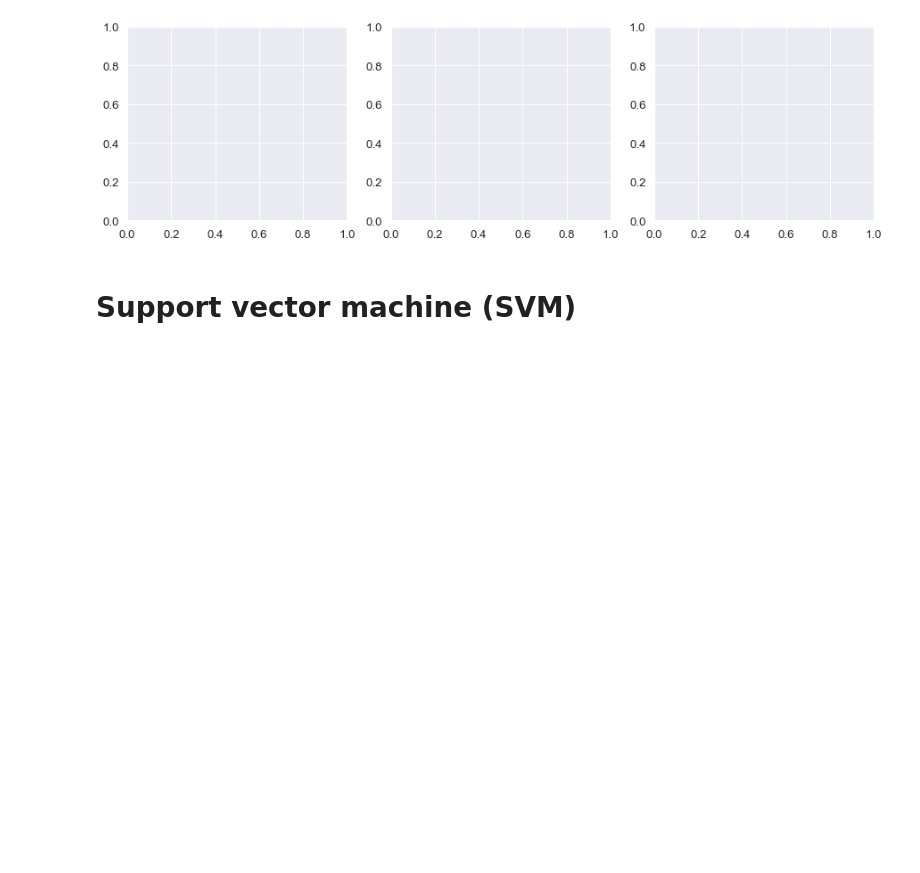
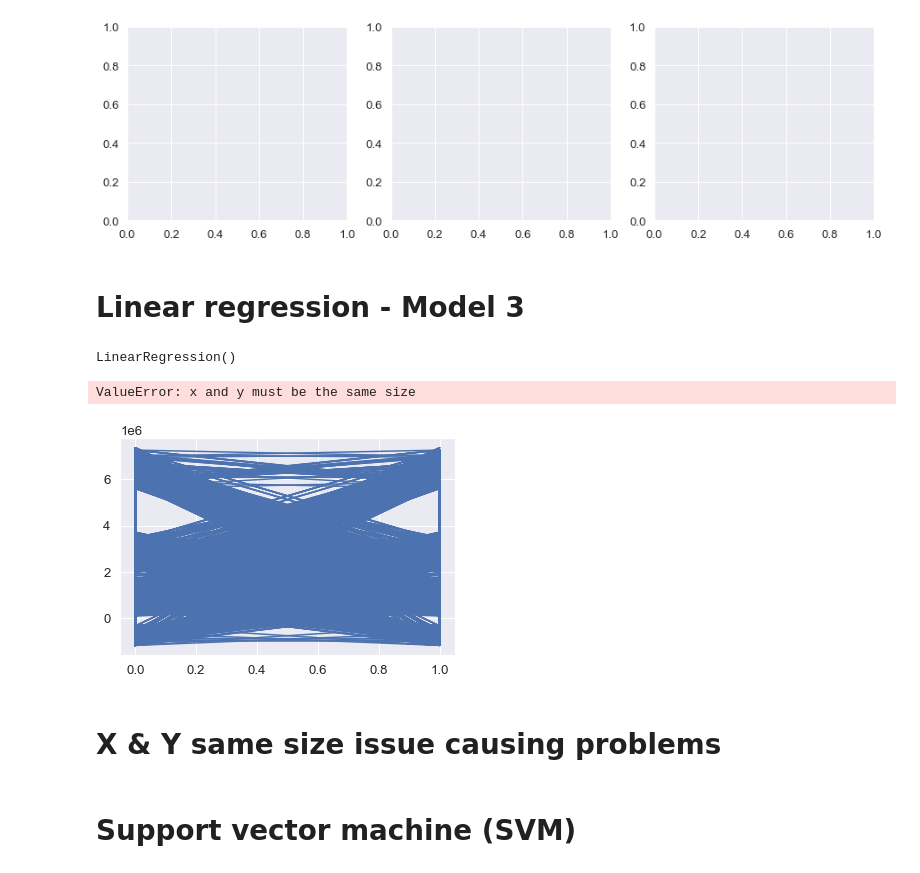
Before and after one commit to Shaun7559/CA2-Semester-1-SS, a Jupyter notebook: Report/Shaun_Smith_CA2_MSc_Data_Analytics.ipynb, the cells around one changed output. Cells and saved outputs as stored; diff of their text form; code cells hidden in the pictures; blank space fills up the shorter version.

Commit message:
Transformation of y
Transformed y, added Linear regression + plot. need to do some more work on y transform, move it before split. So it doesn't cause errors

```diff
--- a/Report/Shaun_Smith_CA2_MSc_Data_Analytics.ipynb
+++ b/Report/Shaun_Smith_CA2_MSc_Data_Analytics.ipynb
@@ -2138,7 +2152,0 @@ AttributeError: 'GridSearchCV' object has no attribute 'feature_importances_'
-# %%
-#Create a Regressor
-rf2=RandomForestRegressor(n_estimators=800, bootstrap=True, max_depth=10, max_features = "sqrt")
-
-rf2.fit(X_train,y_train) # train
-
-y_pred=rf2.predict(X_test) # predict
@@ -2162,17 +2153 @@ mse_r: 3100357826689.4434
-# %%
-from sklearn.ensemble import RandomForestRegressor
-from sklearn.model_selection import GridSearchCV
-
-rfr = RandomForestRegressor(random_state=42)
-
-param_grid = {'bootstrap': [True, False],
-    'n_estimators': [200, 800, 1000],
-    'max_features': ['auto', 'sqrt', 'log2'],
-    'max_depth': [10, 20, 50, 100],
-}
-
-CV_rfr = GridSearchCV(estimator=rfr, param_grid=param_grid, cv=5)
-
-CV_rfr.fit(X_train, y_train)
-print(CV_rfr.best_params_)
 # %% [markdown]
@@ -2275,6 +2248,33 @@ axes[0].legend(["Model predictions", "Training data/target",
 # %% [output]
 ValueError: Incompatible dimension for X and Y matrices: X.shape[1] == 1 while Y.shape[1] == 59
 [figure]
+# %% [markdown]
+# Linear regression - Model 3
+# %%
+# importing the models
+
+from sklearn.linear_model import LinearRegression
+
+LR = LinearRegression()
+
+LR.fit(X_train, y_train)
+# %% [output]
+LinearRegression()
+# %%
+# make prediction
+
+prediction = LR.predict(X_test)
+
+#plotting prediction line against actual test data
+plt.plot(X_test, prediction, label='Linear Regression', color='b')
+plt.scatter(X_test, y_test, label='Actual Test Data', color='g', alpha=.7)
+plt.legend()
+plt.show()
+# %% [output]
+ValueError: x and y must be the same size
+[figure, added]
+# %% [markdown]
+# X & Y same size issue causing problems
 # %% [markdown]
 # Support vector machine (SVM)
 # %%
```
Also changed, not shown: parts of 12 cells of this notebook.
